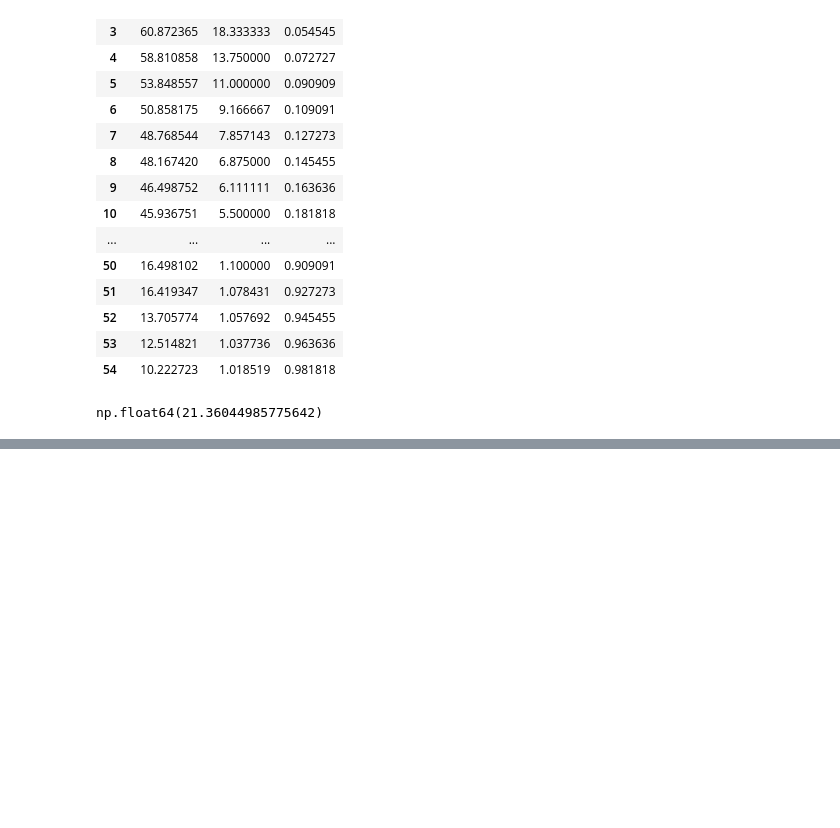
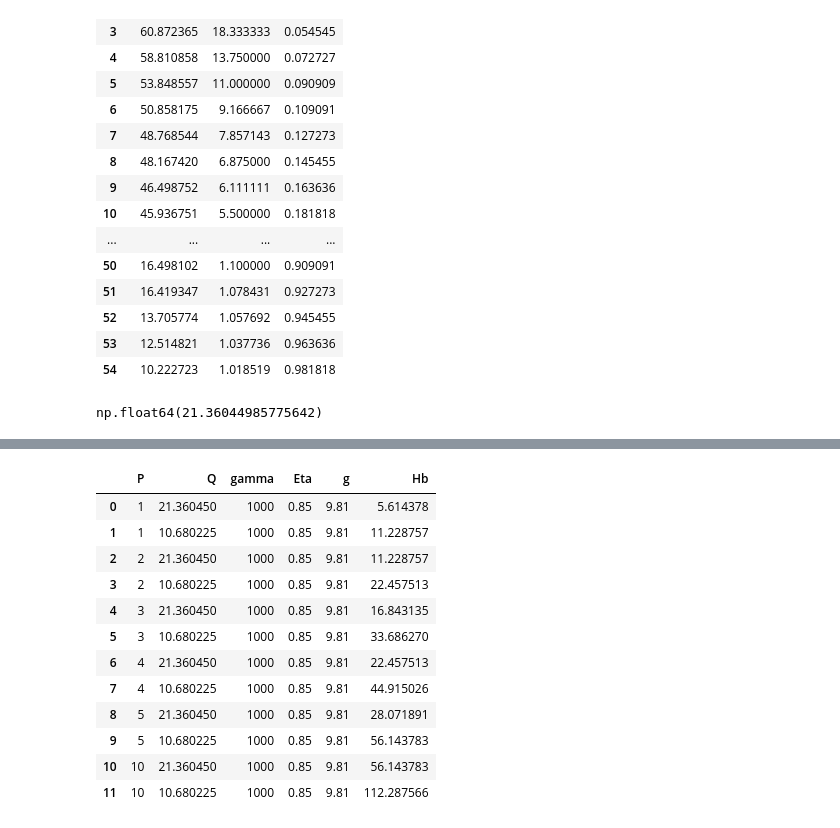
Before and after one commit to alejandroceba/mini-hidroelectrica-eh-26289, a Jupyter notebook: notebooks/gasto.ipynb, the cells around one changed output, grey strips where cells are left out. Saved outputs shown, nothing was run; the diff lists cells and outputs as text; code cells hidden in the pictures; blank space fills up the shorter version.

```diff
--- a/notebooks/gasto.ipynb
+++ b/notebooks/gasto.ipynb
@@ -94,3 +94,23 @@ volumen_mensual_pivot.loc["medio_mensual"] = volumen_mensual_pivot.mean(numeric_
 volumen_mensual_pivot.dropna(inplace=True)
 volumen_mensual_pivot = volumen_mensual_pivot[(volumen_mensual_pivot != 0).all(axis=1)]
 volumen_mensual_pivot.to_csv("../data/precipitacion/volumen_mensual.csv")
+# %%
+Q = (gasto_diseno.loc[49,"Gasto(m³/s)"] - gasto_diseno.loc[48,"Gasto(m³/s)"]) * (0.85 - gasto_diseno.loc[48,"Pe"]) / (gasto_diseno.loc[49,"Pe"] - gasto_diseno.loc[48,"Pe"]) + gasto_diseno.loc[48,"Gasto(m³/s)"]
+# %%
+cargas = [
+    [1,Q,1000,0.85,9.81],
+    [1,Q/2,1000,0.85,9.81],
+    [2,Q,1000,0.85,9.81],
+    [2,Q/2,1000,0.85,9.81],
+    [3,Q,1000,0.85,9.81],
+    [3,Q/2,1000,0.85,9.81],
+    [4,Q,1000,0.85,9.81],
+    [4,Q/2,1000,0.85,9.81],
+    [5,Q,1000,0.85,9.81],
+    [5,Q/2,1000,0.85,9.81],
+    [10,Q,1000,0.85,9.81],
+    [10,Q/2,1000,0.85,9.81],
+]
+# %%
+Hb = pd.DataFrame(cargas, columns=["P","Q","gamma","Eta","g"])
+Hb
@@ -96,0 +131,17 @@ volumen_mensual_pivot.to_csv("../data/precipitacion/volumen_mensual.csv")
+# %%
+Hb["Hb"] = Hb["P"] * 1e6 / (Hb["gamma"] * Hb["Q"] * Hb["Eta"] * Hb["g"])
+Hb
+# %% [output]
+|  | P | Q | gamma | Eta | g | Hb |
+| 0 | 1 | 21.360450 | 1000 | 0.85 | 9.81 | 5.614378 |
+| 1 | 1 | 10.680225 | 1000 | 0.85 | 9.81 | 11.228757 |
+| 2 | 2 | 21.360450 | 1000 | 0.85 | 9.81 | 11.228757 |
+| 3 | 2 | 10.680225 | 1000 | 0.85 | 9.81 | 22.457513 |
+| 4 | 3 | 21.360450 | 1000 | 0.85 | 9.81 | 16.843135 |
+| 5 | 3 | 10.680225 | 1000 | 0.85 | 9.81 | 33.686270 |
+| 6 | 4 | 21.360450 | 1000 | 0.85 | 9.81 | 22.457513 |
+| 7 | 4 | 10.680225 | 1000 | 0.85 | 9.81 | 44.915026 |
+| 8 | 5 | 21.360450 | 1000 | 0.85 | 9.81 | 28.071891 |
+| 9 | 5 | 10.680225 | 1000 | 0.85 | 9.81 | 56.143783 |
+| 10 | 10 | 21.360450 | 1000 | 0.85 | 9.81 | 56.143783 |
+| 11 | 10 | 10.680225 | 1000 | 0.85 | 9.81 | 112.287566 |
```
Also changed, not shown: parts of 1 cell of this notebook, 4 other files.
